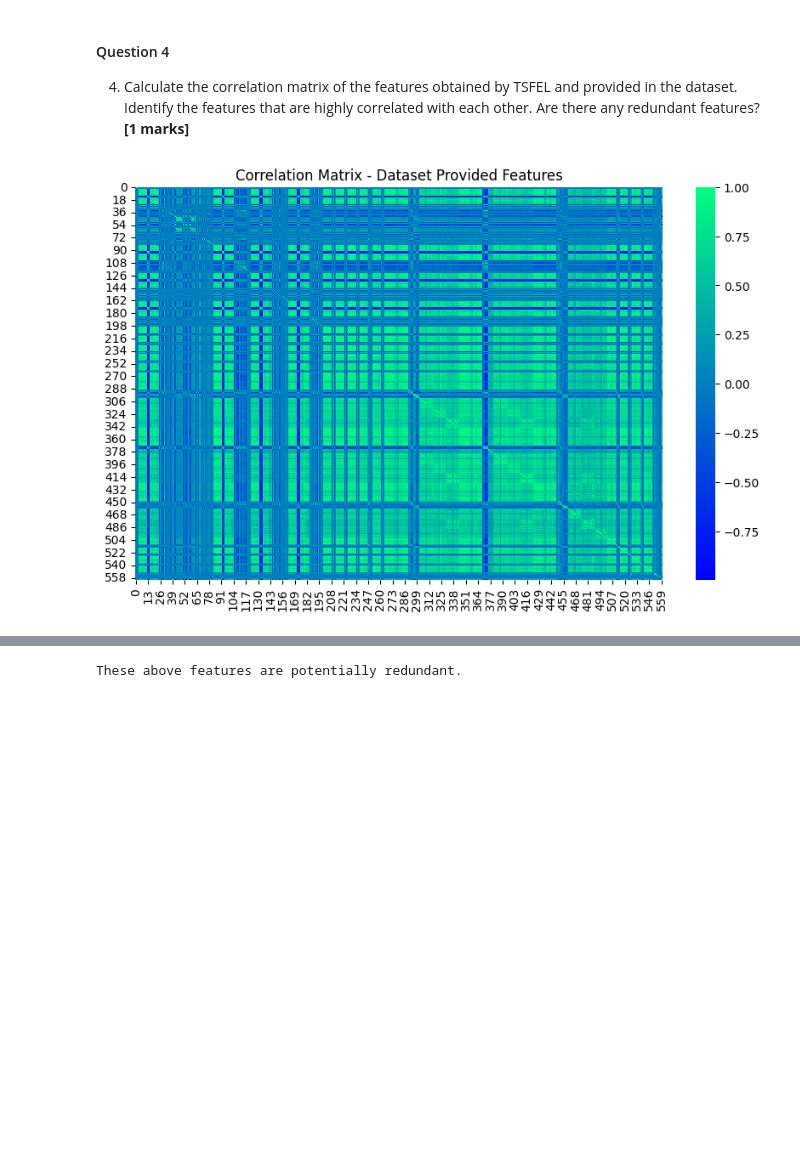
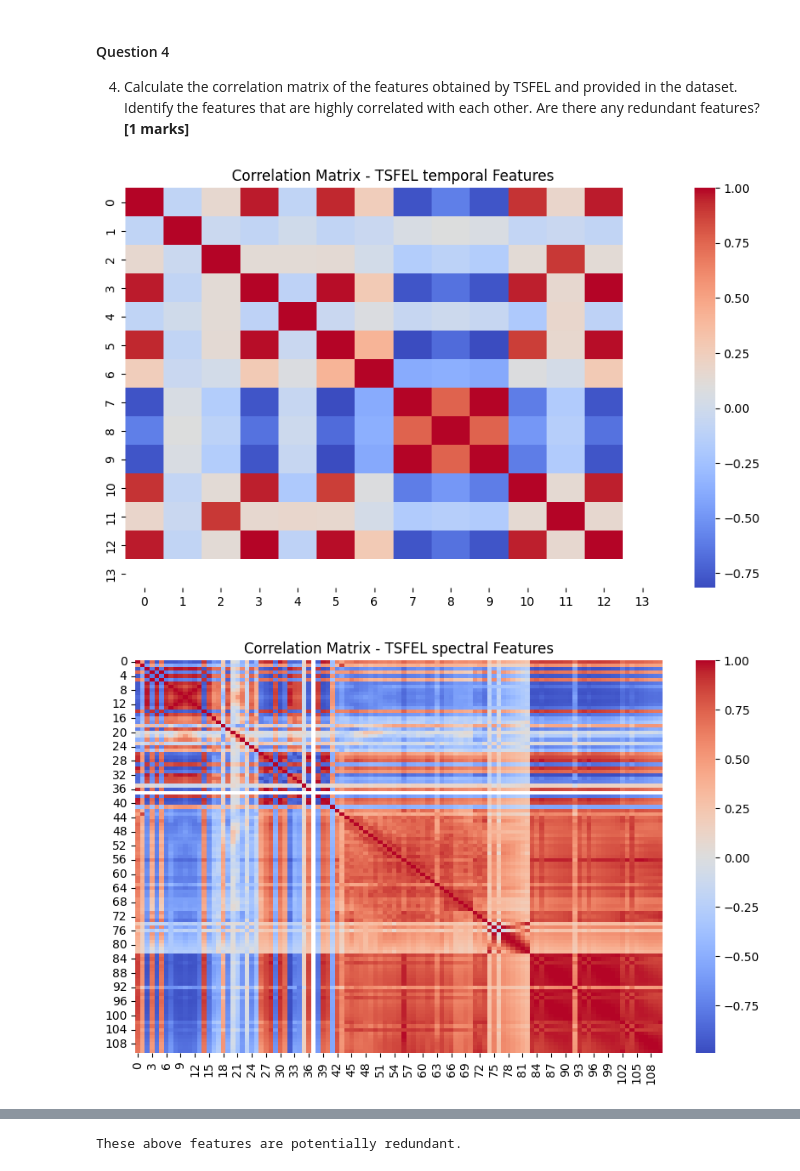
Before and after one commit to Tanushka-Sonde/ES335-assignment-1, a Jupyter notebook: HAR/HAR_task_1.ipynb, the cells around one changed output, grey strips where cells are left out. Cells and saved outputs as stored; diff of their text form; code cells hidden in the pictures; blank space fills up the shorter version.

Commit message:
added tsfel part of task 1 and 3 of tsfel

```diff
--- a/HAR/HAR_task_1.ipynb
+++ b/HAR/HAR_task_1.ipynb
@@ -243,45 +248,46 @@ if __name__ == "__main__":
 # %%
 import pandas as pd
 import seaborn as sns
 import matplotlib.pyplot as plt
 
 # Suppose you already have:
 # tsfel_X → TSFEL features (numpy array)
 # X_feat  → dataset-provided features (numpy array)
 
 # Convert to DataFrame for correlation calculation
-# df_tsfel_1 = pd.DataFrame(tsfel_X_1)
-# df_tsfel_2 = pd.DataFrame(tsfel_X_2)
-# df_tsfel_3 = pd.DataFrame(tsfel_X_3)
+df_tsfel_1 = pd.DataFrame(tsfel_X_1)
+df_tsfel_2 = pd.DataFrame(tsfel_X_2)
+df_tsfel_3 = pd.DataFrame(tsfel_X_3)
 df_dataset = pd.DataFrame(X_feat)
 
 # Correlation matrices
-# corr_tsfel_1 = df_tsfel_1.corr()
-# corr_tsfel_2 = df_tsfel_2.corr()
-# corr_tsfel_3 = df_tsfel_3.corr()
+corr_tsfel_1 = df_tsfel_1.corr()
+corr_tsfel_2 = df_tsfel_2.corr()
+corr_tsfel_3 = df_tsfel_3.corr()
 corr_dataset = df_dataset.corr()
 
 # Plot heatmaps
-# plt.figure(figsize=(10,6))
-# sns.heatmap(corr_tsfel_1, cmap="coolwarm", cbar=True)
-# plt.title("Correlation Matrix - TSFEL temporal Features")
-# plt.show()
+plt.figure(figsize=(10,6))
+sns.heatmap(corr_tsfel_1, cmap="coolwarm", cbar=True)
+plt.title("Correlation Matrix - TSFEL temporal Features")
+plt.show()
 
 # Plot heatmaps
-# plt.figure(figsize=(10,6))
-# sns.heatmap(corr_tsfel_2, cmap="coolwarm", cbar=True)
-# plt.title("Correlation Matrix - TSFEL spectral Features")
-# plt.show()
+plt.figure(figsize=(10,6))
+sns.heatmap(corr_tsfel_2, cmap="coolwarm", cbar=True)
+plt.title("Correlation Matrix - TSFEL spectral Features")
+plt.show()
 
 # Plot heatmaps
-# plt.figure(figsize=(10,6))
-# sns.heatmap(corr_tsfel_3, cmap="coolwarm", cbar=True)
-# plt.title("Correlation Matrix - All TSFEL Features")
-# plt.show()
+plt.figure(figsize=(10,6))
+sns.heatmap(corr_tsfel_3, cmap="coolwarm", cbar=True)
+plt.title("Correlation Matrix - All TSFEL Features")
+plt.show()
 
 plt.figure(figsize=(10,6))
 sns.heatmap(corr_dataset, cmap="winter", cbar=True)
 plt.title("Correlation Matrix - Dataset Provided Features")
 plt.show()
 # %% [output]
-[figure, old version]
+[figure, new version]
+[figure, added]
```
Also changed, not shown: parts of 8 cells of this notebook, 3 other files.
